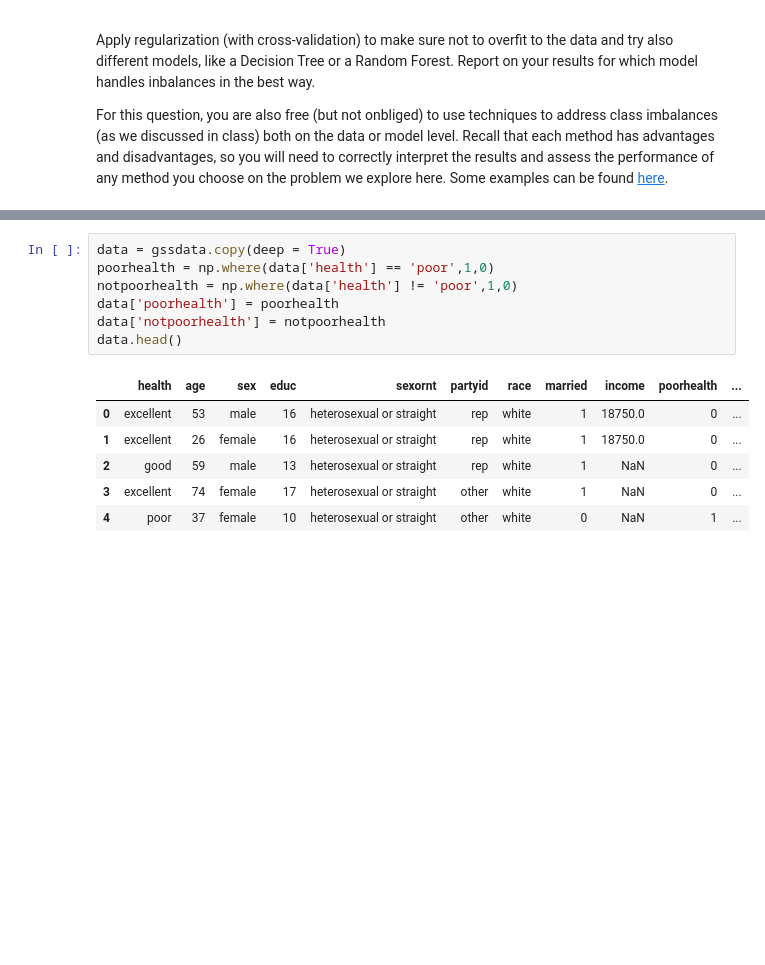
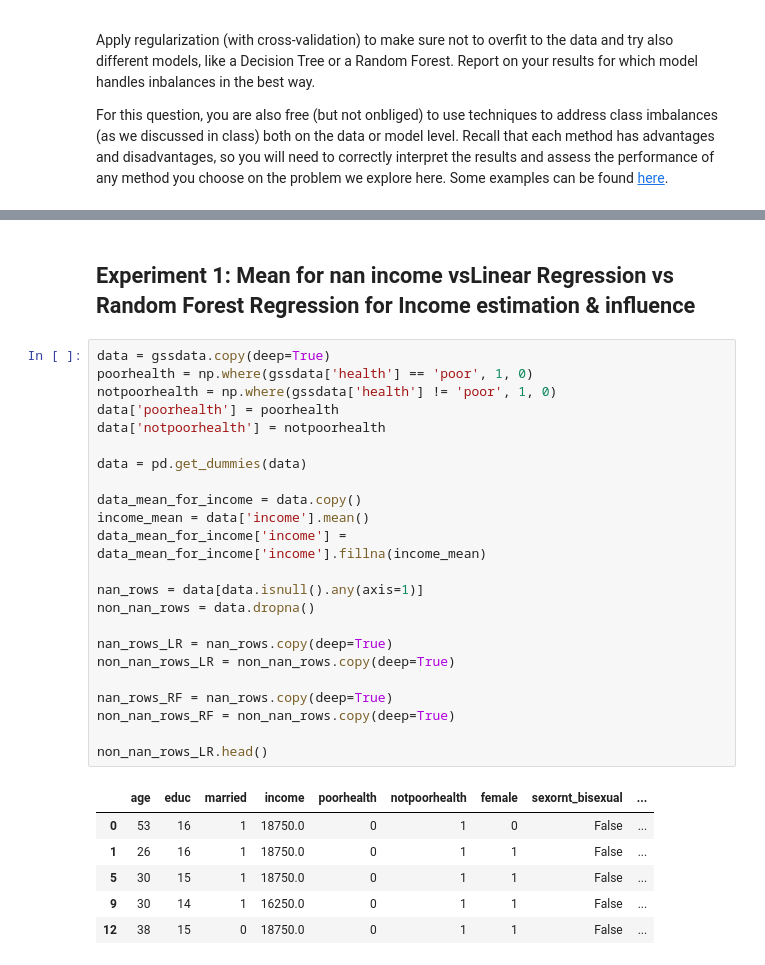
Before and after one commit to sebastians1999/KEN3450_Data_Analysis, a Jupyter notebook: Clinics/Clinic3/clinic3_empty.ipynb, the cells around one changed output, grey strips where cells are left out. Cells and saved outputs as stored; diff of their text form; blank space fills up the shorter version.

```diff
--- a/Clinics/Clinic3/clinic3_empty.ipynb
+++ b/Clinics/Clinic3/clinic3_empty.ipynb
@@ -799,14 +761,32 @@ Index: []
+# %% [markdown]
+## Experiment 1: Mean for nan income vsLinear Regression vs Random Forest Regression for Income estimation & influence
 # %%
-data = gssdata.copy(deep = True)
-poorhealth = np.where(data['health'] == 'poor',1,0)
-notpoorhealth = np.where(data['health'] != 'poor',1,0)
+data = gssdata.copy(deep=True)
+poorhealth = np.where(gssdata['health'] == 'poor', 1, 0)
+notpoorhealth = np.where(gssdata['health'] != 'poor', 1, 0)
 data['poorhealth'] = poorhealth
 data['notpoorhealth'] = notpoorhealth
-data.head()
+
+data = pd.get_dummies(data)
+
+data_mean_for_income = data.copy()
+income_mean = data['income'].mean()
+data_mean_for_income['income'] = data_mean_for_income['income'].fillna(income_mean)
+
+nan_rows = data[data.isnull().any(axis=1)]
+non_nan_rows = data.dropna()
+
+nan_rows_LR = nan_rows.copy(deep=True)
+non_nan_rows_LR = non_nan_rows.copy(deep=True)
+
+nan_rows_RF = nan_rows.copy(deep=True)
+non_nan_rows_RF = non_nan_rows.copy(deep=True)
+
+non_nan_rows_LR.head()
 # %% [output]
-|  | health | age | sex | educ | sexornt | partyid | race | married | income | poorhealth | ... |
-| 0 | excellent | 53 | male | 16 | heterosexual or straight | rep | white | 1 | 18750.0 | 0 | ... |
-| 1 | excellent | 26 | female | 16 | heterosexual or straight | rep | white | 1 | 18750.0 | 0 | ... |
-| 2 | good | 59 | male | 13 | heterosexual or straight | rep | white | 1 | NaN | 0 | ... |
-| 3 | excellent | 74 | female | 17 | heterosexual or straight | other | white | 1 | NaN | 0 | ... |
-| 4 | poor | 37 | female | 10 | heterosexual or straight | other | white | 0 | NaN | 1 | ... |
+|  | age | educ | married | income | poorhealth | notpoorhealth | female | sexornt_bisexual | ... |
+| 0 | 53 | 16 | 1 | 18750.0 | 0 | 1 | 0 | False | ... |
+| 1 | 26 | 16 | 1 | 18750.0 | 0 | 1 | 1 | False | ... |
+| 5 | 30 | 15 | 1 | 18750.0 | 0 | 1 | 1 | False | ... |
+| 9 | 30 | 14 | 1 | 16250.0 | 0 | 1 | 1 | False | ... |
+| 12 | 38 | 15 | 0 | 18750.0 | 0 | 1 | 1 | False | ... |
```
Also changed, not shown: parts of 19 cells of this notebook.
